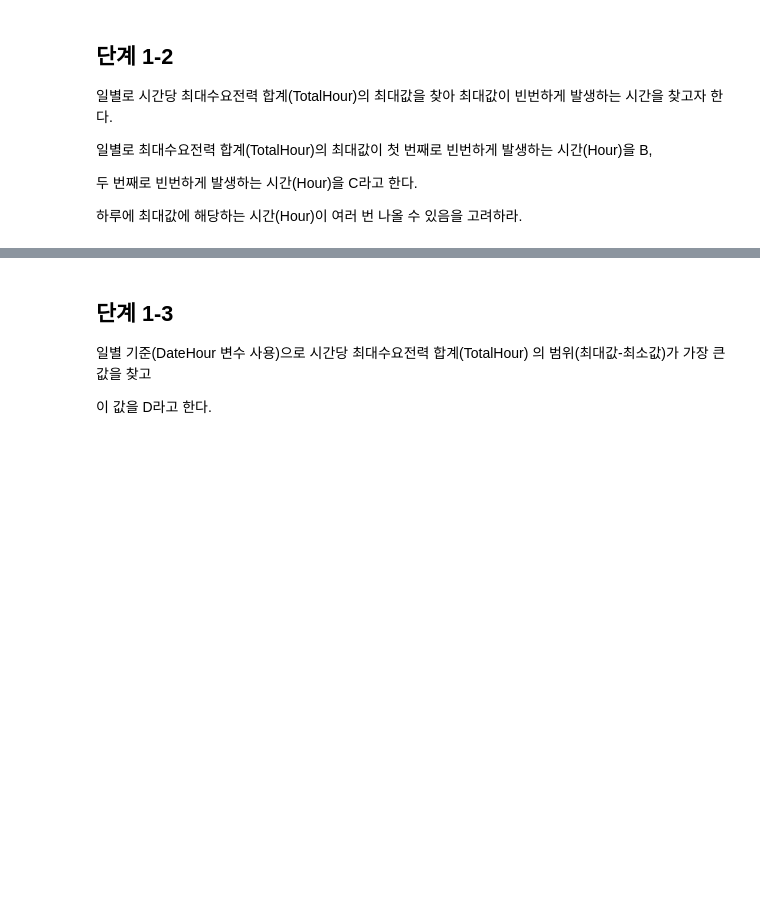
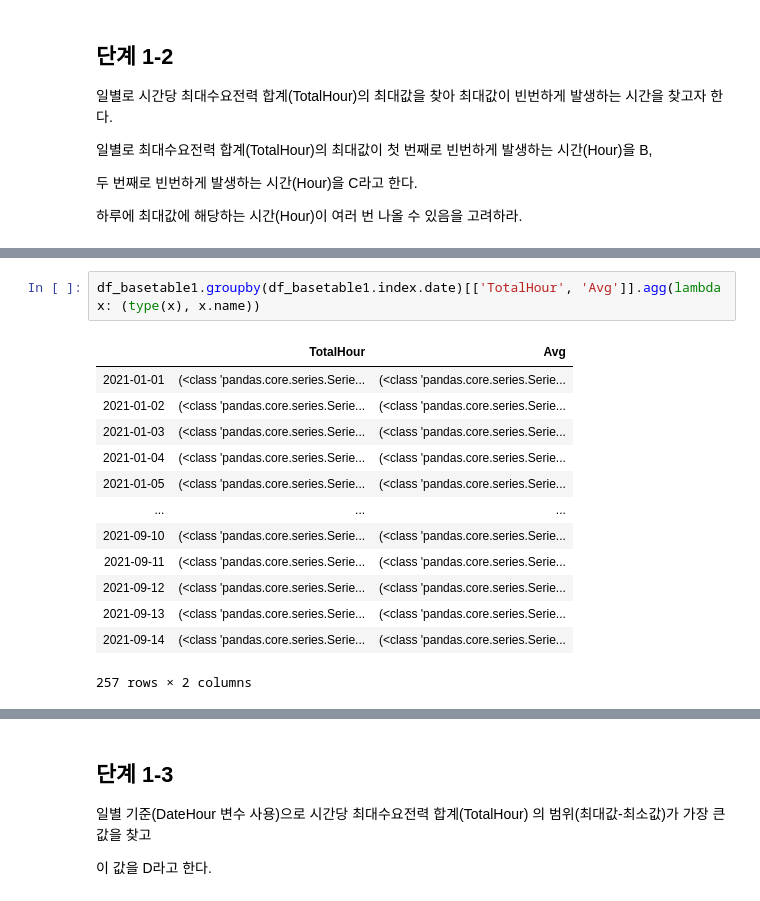
Before and after one commit to sunkusun9/DS_lv3_2408, a Jupyter notebook: sec_ds_lv3_prob3_prob.ipynb, the cells around one changed output, grey strips where cells are left out. Cells and saved outputs as stored; diff of their text form; blank space fills up the shorter version.

```diff
--- a/sec_ds_lv3_prob3_prob.ipynb
+++ b/sec_ds_lv3_prob3_prob.ipynb
@@ -364,0 +468,16 @@ basetable1을 이용하여 다음 질문에 답하시오.
+# %%
+df_basetable1.groupby(df_basetable1.index.date)[['TotalHour', 'Avg']].agg(lambda x: (type(x), x.name))
+# %% [output]
+|  | TotalHour | Avg |
+| 2021-01-01 | (<class 'pandas.core.series.Serie... | (<class 'pandas.core.series.Serie... |
+| 2021-01-02 | (<class 'pandas.core.series.Serie... | (<class 'pandas.core.series.Serie... |
+| 2021-01-03 | (<class 'pandas.core.series.Serie... | (<class 'pandas.core.series.Serie... |
+| 2021-01-04 | (<class 'pandas.core.series.Serie... | (<class 'pandas.core.series.Serie... |
+| 2021-01-05 | (<class 'pandas.core.series.Serie... | (<class 'pandas.core.series.Serie... |
+| ... | ... | ... |
+| 2021-09-10 | (<class 'pandas.core.series.Serie... | (<class 'pandas.core.series.Serie... |
+| 2021-09-11 | (<class 'pandas.core.series.Serie... | (<class 'pandas.core.series.Serie... |
+| 2021-09-12 | (<class 'pandas.core.series.Serie... | (<class 'pandas.core.series.Serie... |
+| 2021-09-13 | (<class 'pandas.core.series.Serie... | (<class 'pandas.core.series.Serie... |
+| 2021-09-14 | (<class 'pandas.core.series.Serie... | (<class 'pandas.core.series.Serie... |
+257 rows × 2 columns
```
Also changed, not shown: parts of 34 cells of this notebook.
